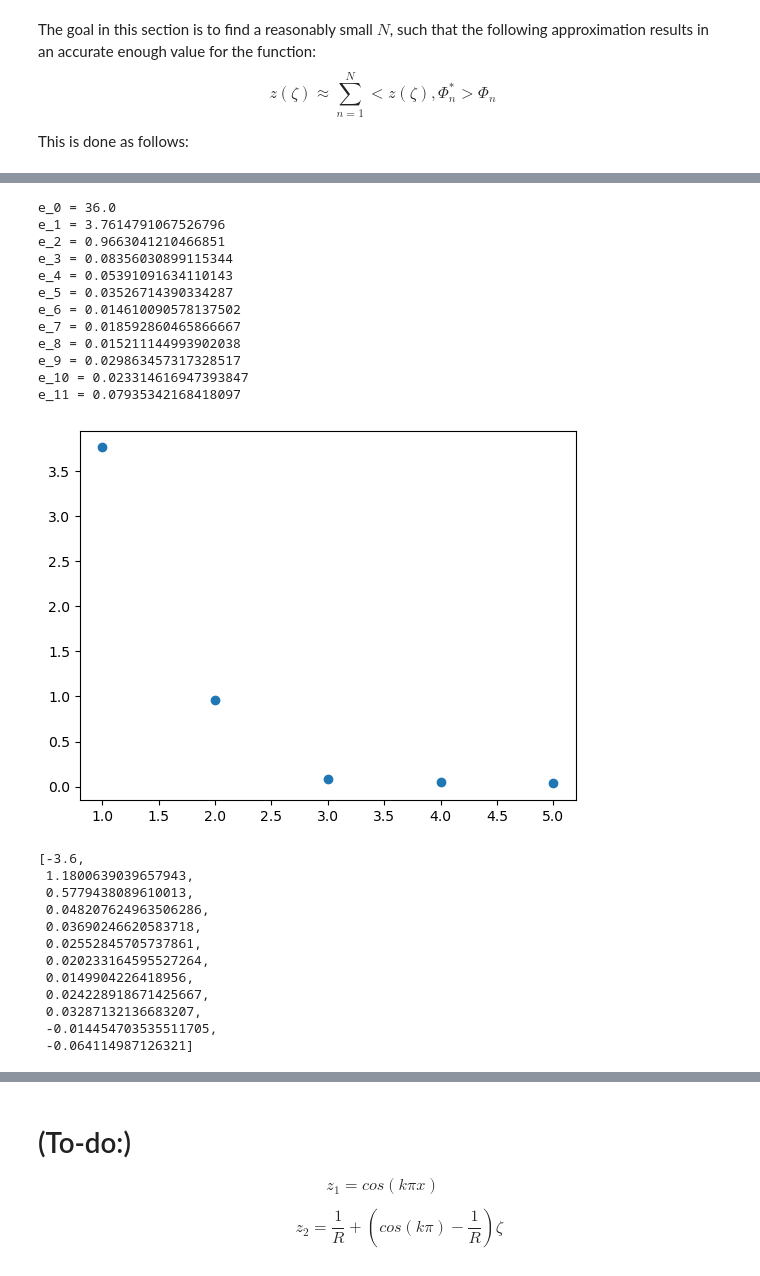
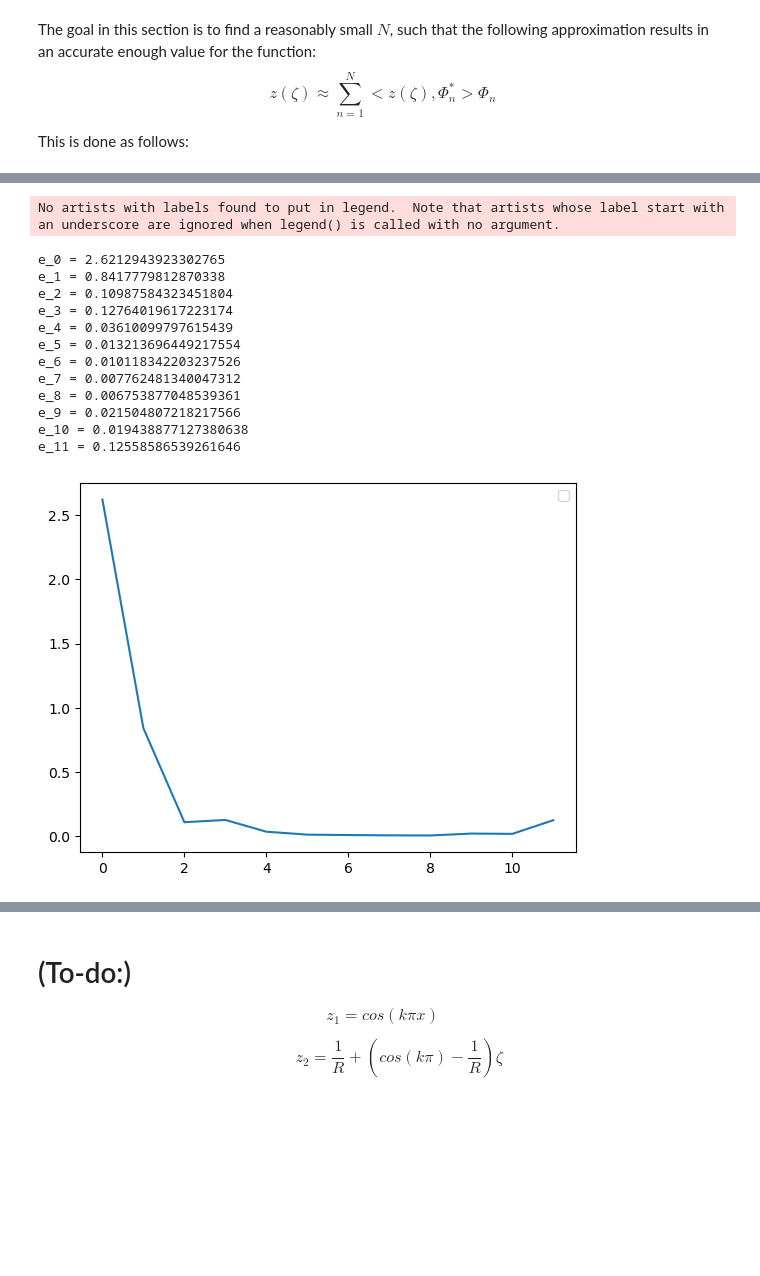
Before and after one commit to behradmoadeli/pfr_isothermal_recycle_delay_optimal, a Jupyter notebook: reports/BehradPaper.ipynb, the cells around one changed output, grey strips where cells are left out. Saved outputs shown, nothing was run; the diff lists cells and outputs as text; code cells hidden in the pictures; blank space fills up the shorter version.

```diff
--- a/reports/BehradPaper.ipynb
+++ b/reports/BehradPaper.ipynb
@@ -580,3 +580,21 @@ The goal in this section is to find a reasonably small $N$, such that the follow
 $$z(\zeta) \approx \sum_{n=1}^{N} < z(\zeta), \Phi^*_n > \Phi_n$$
 
 This is done as follows:
+# %%
+x = np.linspace(0,1,1000)
+s = [np.zeros_like(x)]
+e=[]
+for n,l in enumerate(lambdas):
+    y = quad(eig_fun_mul_2,0,1,args=(default_pars, l, b_star[n]),complex_func=True)[0]
+    s.append(s[n] + y * eig_fun_1(x,default_pars, l, b_star[n]))
+    err = sum((abs(s[n]) - arbit_fun_1(x, default_pars))**2)/1000
+    print(f'e_{n} = {err}')
+    e.append(err)
+    # if np.mod(n,2) == 0 and n > 0:
+    if n > 0 and n < 6:
+        plt.plot(x, np.real(s[n]), label=n)
+
+# plt.plot(e)
+plt.plot(x,np.real(arbit_fun_1(x, default_pars)), label='z')
+plt.legend()
+plt.show()
@@ -583,46 +615,33 @@ This is done as follows:
 # %%
 x = np.linspace(0,1,1000)
 s = [np.zeros_like(x)]
 e=[]
 for n,l in enumerate(lambdas):
     y = quad(eig_fun_mul_2,0,1,args=(default_pars, l, b_star[n]),complex_func=True)[0]
-    s.append(s[n] + y * eig_fun_1(x,default_pars, l, b_star[n]))
-    err = sum((abs(s[n]) - 6)**2)/1000
+    s.append(s[n] + y * eig_fun_2(x,default_pars, l, b_star[n]))
+    err = sum((abs(s[n]) - arbit_fun_2(x, default_pars))**2)/1000
     print(f'e_{n} = {err}')
     e.append(err)
     # if np.mod(n,2) == 0 and n > 0:
-    # if n > 0 and n < 8:
-    #     plt.plot(x, e, label=n)
+    # if n > 0 and n < 10:
+    #     plt.plot(x, s[n], label=n)
 
-plt.scatter(range(1,6), e[1:6])
-# plt.legend()
+plt.plot(e)
+# plt.plot(x,arbit_fun_2(x, default_pars), label='z')
+plt.legend()
 plt.show()
 # %% [output]
-e_0 = 36.0
-e_1 = 3.7614791067526796
-e_2 = 0.9663041210466851
-e_3 = 0.08356030899115344
-e_4 = 0.05391091634110143
-e_5 = 0.03526714390334287
-e_6 = 0.014610090578137502
-e_7 = 0.018592860465866667
-e_8 = 0.015211144993902038
-e_9 = 0.029863457317328517
-e_10 = 0.023314616947393847
-e_11 = 0.07935342168418097
+No artists with labels found to put in legend.  Note that artists whose label start with an underscore are ignored when legend() is called with no argument.
+e_0 = 2.6212943923302765
+e_1 = 0.8417779812870338
+e_2 = 0.10987584323451804
+e_3 = 0.12764019617223174
+e_4 = 0.03610099797615439
+e_5 = 0.013213696449217554
+e_6 = 0.010118342203237526
+e_7 = 0.007762481340047312
+e_8 = 0.006753877048539361
+e_9 = 0.021504807218217566
+e_10 = 0.019438877127380638
+e_11 = 0.12558586539261646
-[figure, old version]
+[figure, new version]
-# %%
-e
-# %% [output]
-[-3.6,
- 1.1800639039657943,
- 0.5779438089610013,
- 0.048207624963506286,
- 0.03690246620583718,
- 0.02552845705737861,
- 0.020233164595527264,
- 0.0149904226418956,
- 0.024228918671425667,
- 0.03287132136683207,
- -0.014454703535511705,
- -0.064114987126321]
```
Also changed, not shown: parts of 4 cells of this notebook, 2 other files.
